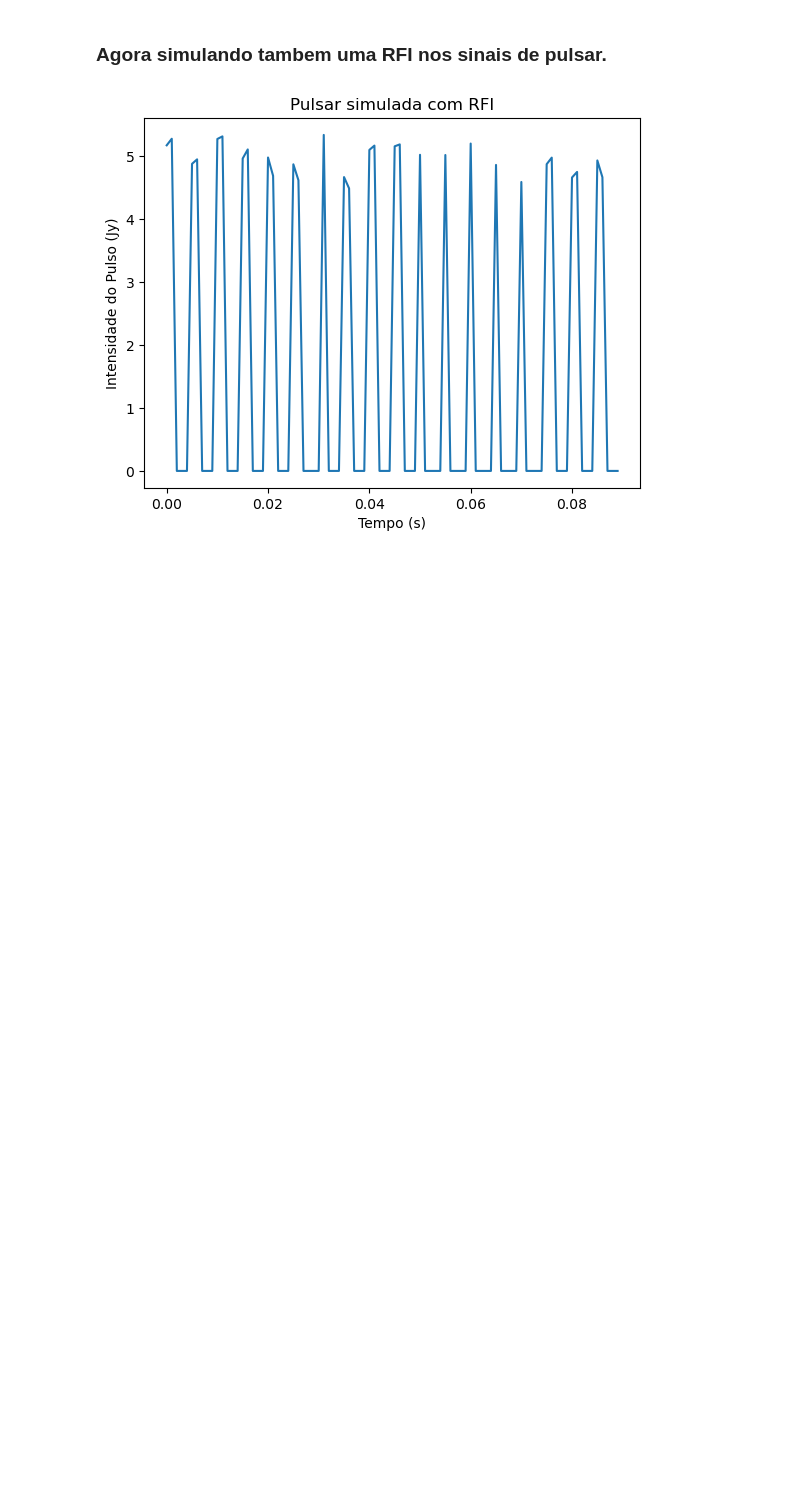
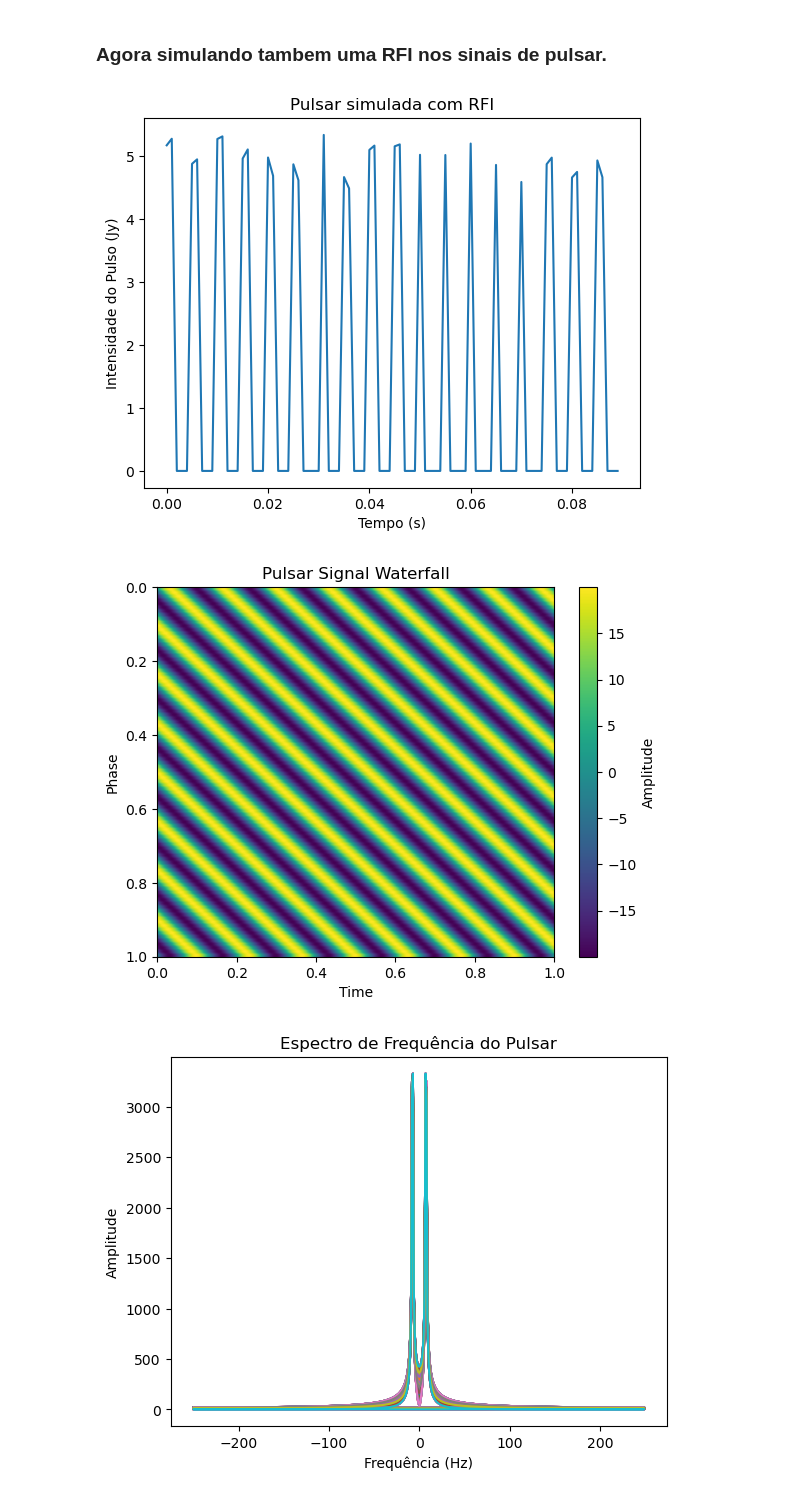
Before and after one commit to ErikFis/Pulsar-simulations., a Jupyter notebook: Simulations/simulação de pulsar.ipynb, the cells around one changed output. Drawn from its saved outputs; the diff is of its cells as text; code cells hidden in the pictures; blank space fills up the shorter version.

Commit message:
Uma atualização.
Agora com uma simulação inicial de waterfall e grafico de espectro de frequencia da pulsar simulada, ainda sem o fft_shift.

```diff
--- a/Simulations/simulação de pulsar.ipynb
+++ b/Simulations/simulação de pulsar.ipynb
@@ -217,3 +217,41 @@ def gerar_pulsar_RFI(periodo_pulso, duracao_pulso, intensidade_media_pulso, fato
 gerar_pulsar_RFI(0.005, 0.001, 5, 0.2, 0.12, 0.09)
 # %% [output]
 [figure]
+# %%
+import numpy as np
+import matplotlib.pyplot as plt
+
+#array de tempo.
+time = np.linspace(0, 1, 500)
+# Definindo uma função simples de sinal de pulsar.
+def pulsar_signal(time, period, amplitude, phase):
+    return amplitude * np.sin(2 * np.pi * (time - phase) / period)
+
+# Array de sinais de pulsar
+signals = np.array([pulsar_signal(time, 0.1337, 20, phase) for phase in np.linspace(0, 1, 100)])
+
+# Criando waterfall
+plt.imshow(signals, aspect='auto', extent=[time.min(), time.max(), 1, 0])
+plt.colorbar(label='Amplitude')
+plt.xlabel('Time')
+plt.ylabel('Phase')
+plt.title('Pulsar Signal Waterfall')
+plt.show()
+
+# Calcular FFT
+freq = np.fft.fftfreq(len(time), d=1/500)  # 500 é a taxa de amostragem.
+
+# Calculando a Fast Fourier Transform e a magnitude para cada sinal e plotando o espectro de frequência
+for signal in signals:
+    pulsar_fft = np.fft.fft(signal)
+    pulsar_fft_shifted = np.fft.fftshift(pulsar_fft)
+    magnitude = np.abs(pulsar_fft)
+    plt.plot(freq, magnitude)
+freq_shifted = np.fft.fftshift(freq)
+plt.xlabel('Frequência (Hz)')
+plt.ylabel('Amplitude')
+plt.title('Espectro de Frequência do Pulsar')
+plt.show()
+# %% [output]
+[figure, added]
+[figure, added]
```
